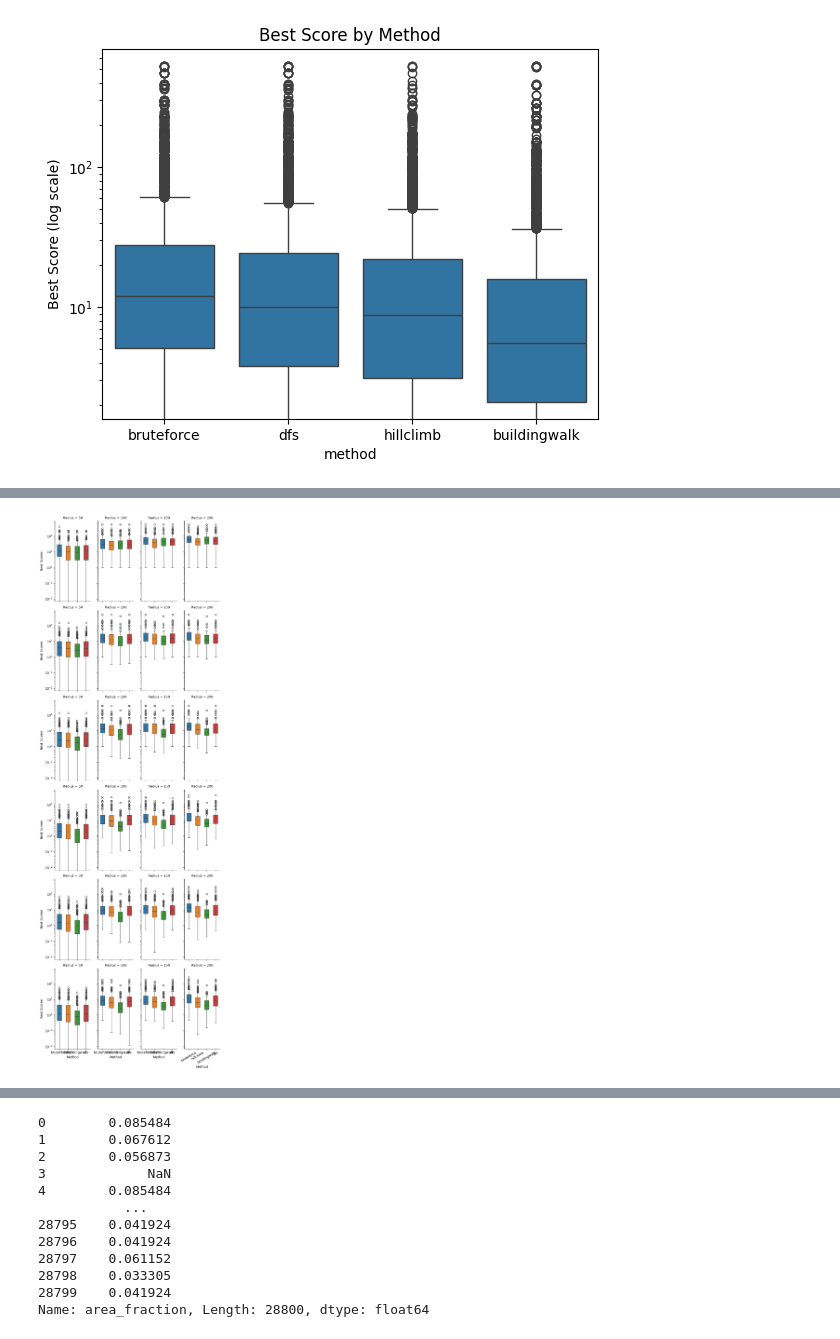
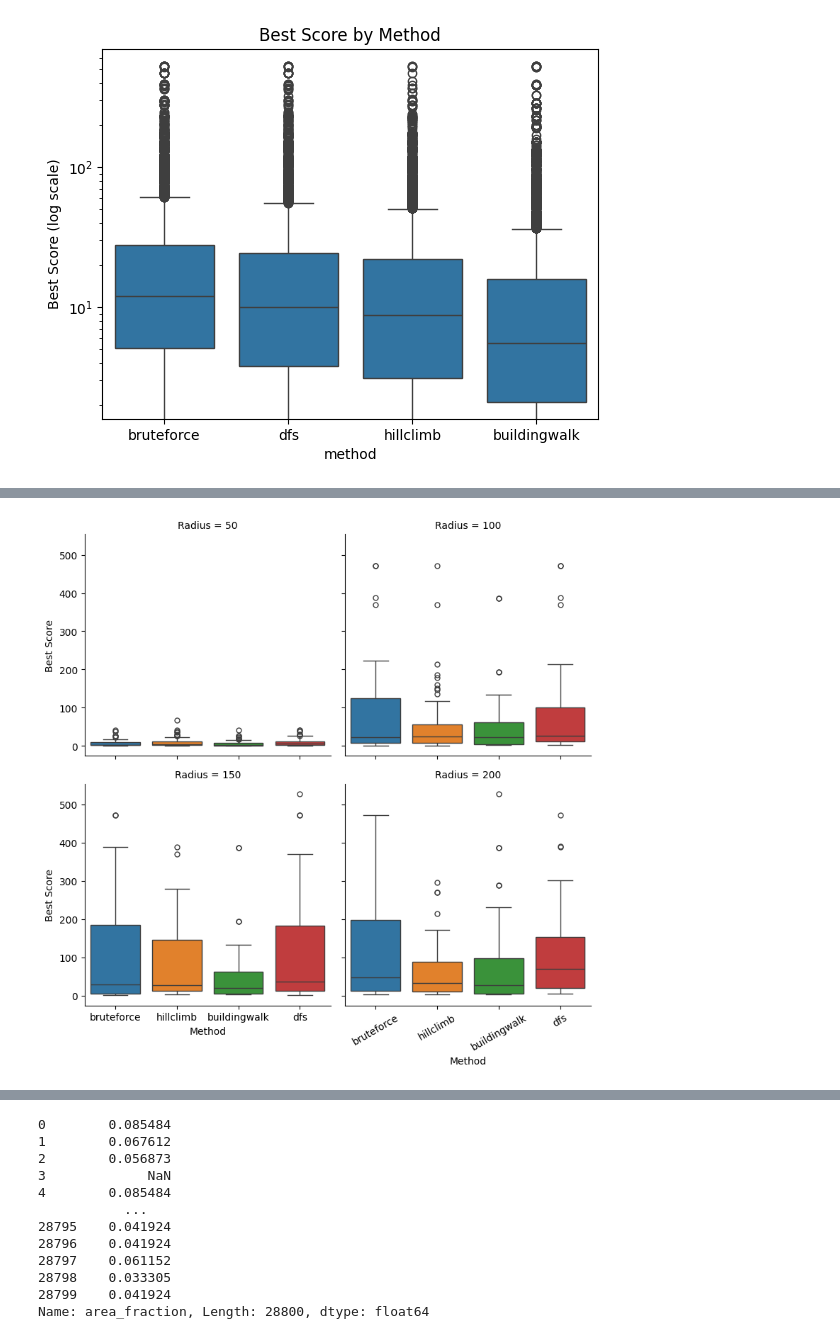
Before and after one commit to lewenhagen/AI_Enhanced_Method_for_Improved_CCTV_Camera_Placement, a Jupyter notebook: notebook.ipynb, the cells around one changed output, grey strips where cells are left out. Cells and saved outputs as stored; diff of their text form; code cells hidden in the pictures.

```diff
--- a/notebook.ipynb
+++ b/notebook.ipynb
@@ -13,0 +21,15 @@ df.to_csv("experiment.csv")
+# %%
+df2 = pd.DataFrame()
+methods=['bruteforce', 'hillclimb', 'buildingwalk', 'dfs']
+radius=[50, 100, 150, 200]
+dist_weight=[0.0, 0.2, 0.4, 0.6, 0.8, 1.0]
+
+for method in methods:
+  for r in radius:
+    for dw in dist_weight:
+      top_10 = df[
+          (df['method'] == method) &
+          (df['radius'] == r) &
+          (df['dist_weight'] == dw)
+      ].nlargest(10, 'pai')
+      df2 = pd.concat([df2, top_10], ignore_index=True)
@@ -119,26 +135,22 @@ df.nlargest(10, "pai")
 # %%
-# Best score, one for each method
-
+# Best score, one for eahc method
 g = sns.catplot(
-    data=df,
+    data=df2,
+    hue="method",
     x="method",
     y="best_score",
     col="radius",
     kind="box",
-    # col_wrap=4,
+    col_wrap=2,
     height=4,
-    sharey=True,
-    width=0.5,
-    aspect=0.5,
-    hue="method",
-    row="dist_weight"
+    sharey=True
 )
 
-g.set(yscale="log")
+# g.set(yscale="log")
 g.set_titles("Radius = {col_name}")
-g.set_axis_labels("Method", "Best Scoree")
+g.set_axis_labels("Method", "Best Score")
 plt.xticks(rotation=30)
 plt.tight_layout()
 plt.show()
 # %% [output]
-[figure, old version]
+[figure, new version]
```
Also changed, not shown: parts of 13 cells of this notebook.
